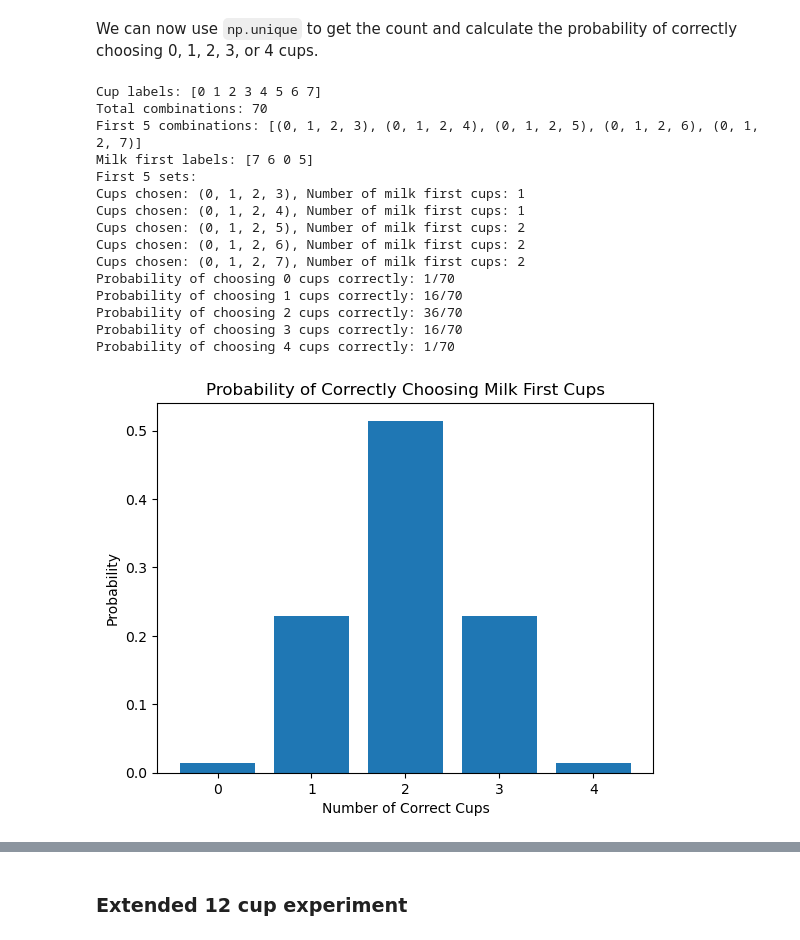
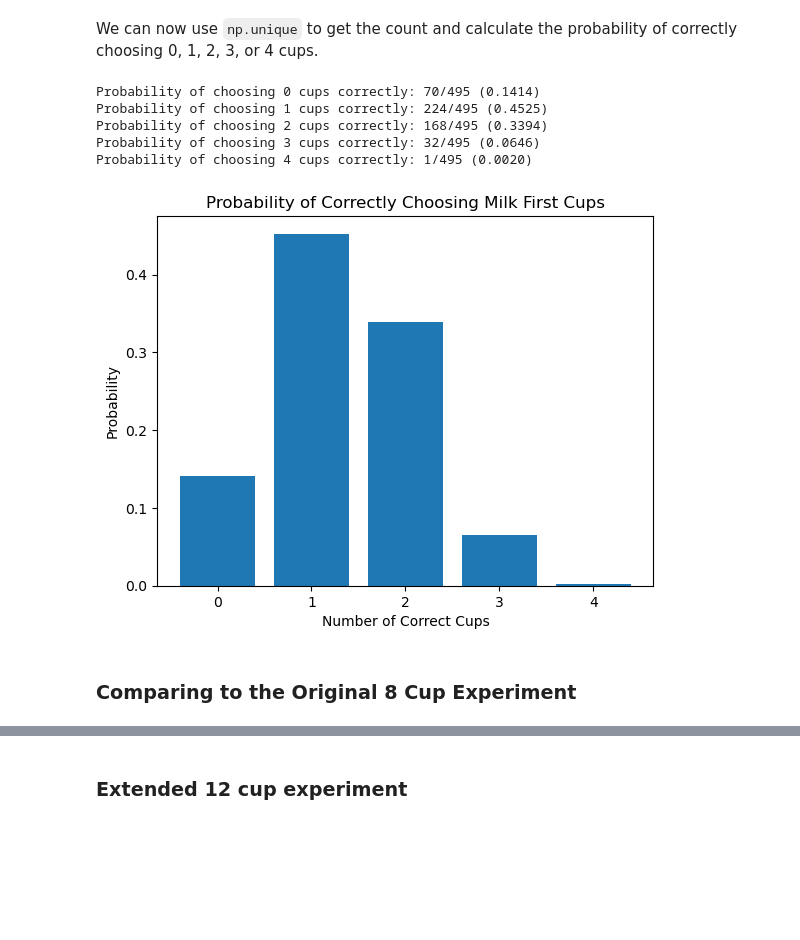
Before and after one commit to eoghanpw/applied-statistics, a Jupyter notebook: problems.ipynb, the cells around one changed output, grey strips where cells are left out. Drawn from its saved outputs; the diff is of its cells as text; code cells hidden in the pictures; blank space fills up the shorter version.

```diff
--- a/problems.ipynb
+++ b/problems.ipynb
@@ -31,13 +31,12 @@ Setting up the original 8 cup experiment we can use `math.comb(n,k)` to calculat
 # %%
 # Number of cups
-#cups = 8
-#milk_first = 4
-#tea_first = 4
+cups = 12
+milk_first = 4
 
 def combos(cups, milk_first):
     # https://docs.python.org/3/library/math.html#math.comb
     combinations = math.comb(cups, milk_first)
     print(f"Total combinations when choosing {milk_first} from {cups}: {combinations}")
 
-combos(8, 4)
+combos(cups, milk_first)
 # %% [output]
@@ -85,15 +68,15 @@ Let's randomly label the milk first cups. We can count the number of times each
 # %%
 def matches(cups, milk_first):
-    labels, combinations = labelled_combos(cups, milk_first)
+    cup_labels, combinations = labelled_combos(cups, milk_first)
     # Label the milk first cups.
     # https://numpy.org/doc/stable/reference/random/generated/numpy.random.rand.html#numpy-random-rand
-    milk_first_labels = np.random.choice(labels, milk_first, replace=False)
-    print(f"Milk first labels: {milk_first_labels}")
-    print("First 5 sets:")
+    milk_first_labels = np.random.choice(cup_labels, milk_first, replace=False)
 
     total_matches = []
+    cups_chosen = []
+    number = []
     loop = 0
-    # Loop through all 70 combinations.
+    # Loop through all combinations.
     for comb in combinations:
         # Return the common elements between sets.
         # https://docs.python.org/3/library/stdtypes.html#frozenset.intersection
@@ -103,10 +86,17 @@ def matches(cups, milk_first):
         # Print first 5 sets.
         loop += 1
         if loop < 6:
-            print(f"Cups chosen: {comb}, Number of milk first cups: {len(match)}")
+            cups_chosen.append(comb)
+            number.append(len(match))
 
-    return total_matches
+    return milk_first_labels, cups_chosen, number, total_matches
 
 
-matches(8, 4)
+x = matches(cups, milk_first)
+print(f"Milk first labels: {x[0]}")
+print("First 5 sets:")
+index = 0
+for i in x[1]:
+    print(f"Cups chosen: {i}, Number of milk first cups: {x[2][index]}")
+    index += 1
 # %% [output]
@@ -141,46 +111,39 @@ Cups chosen: (0, 1, 2, 7), Number of milk first cups: 2
 We can now use `np.unique` to get the count and calculate the probability of correctly choosing 0, 1, 2, 3, or 4 cups.
 # %%
 def plot_prob(cups, milk_first):
-    total_matches = matches(cups, milk_first)
+    total_matches = matches(cups, milk_first)[3]
     # Get the count.
     # https://numpy.org/doc/stable/reference/generated/numpy.unique.html
     count = np.array(np.unique(total_matches, return_counts=True))
 
     index = 0
-    for cup in original_count[0]:
-        probability = f"{(count[1][index])}/{(sum(count[1]))}"
-        print(f"Probability of choosing {cup} cups correctly: {probability}")
+    for cup in count[0]:
+        fraction = f"{(count[1][index])}/{(sum(count[1]))}"
+        probability = (count[1][index])/(sum(count[1]))
+        print(f"Probability of choosing {cup} cups correctly: {fraction} ({probability:.4f})")
         index += 1
 
     # Plot the probabilities.
     fig, ax = plt.subplots()
 
     x = count[0]
     y = count[1]/sum(count[1])
 
     ax.bar(x, y)
 
     ax.set_title("Probability of Correctly Choosing Milk First Cups")
     ax.set_xlabel("Number of Correct Cups")
     ax.set_ylabel("Probability")
 
     plt.show()
 
-plot_prob(8, 4)
+plot = plot_prob(cups, milk_first)
 # %% [output]
-Cup labels: [0 1 2 3 4 5 6 7]
-Total combinations: 70
-First 5 combinations: [(0, 1, 2, 3), (0, 1, 2, 4), (0, 1, 2, 5), (0, 1, 2, 6), (0, 1, 2, 7)]
-Milk first labels: [7 6 0 5]
-First 5 sets:
-Cups chosen: (0, 1, 2, 3), Number of milk first cups: 1
-Cups chosen: (0, 1, 2, 4), Number of milk first cups: 1
-Cups chosen: (0, 1, 2, 5), Number of milk first cups: 2
-Cups chosen: (0, 1, 2, 6), Number of milk first cups: 2
-Cups chosen: (0, 1, 2, 7), Number of milk first cups: 2
-Probability of choosing 0 cups correctly: 1/70
-Probability of choosing 1 cups correctly: 16/70
-Probability of choosing 2 cups correctly: 36/70
-Probability of choosing 3 cups correctly: 16/70
-Probability of choosing 4 cups correctly: 1/70
+Probability of choosing 0 cups correctly: 70/495 (0.1414)
+Probability of choosing 1 cups correctly: 224/495 (0.4525)
+Probability of choosing 2 cups correctly: 168/495 (0.3394)
+Probability of choosing 3 cups correctly: 32/495 (0.0646)
+Probability of choosing 4 cups correctly: 1/495 (0.0020)
-[figure, old version]
+[figure, new version]
+# %% [markdown]
+### Comparing to the Original 8 Cup Experiment
```
Also changed, not shown: parts of 15 cells of this notebook.
